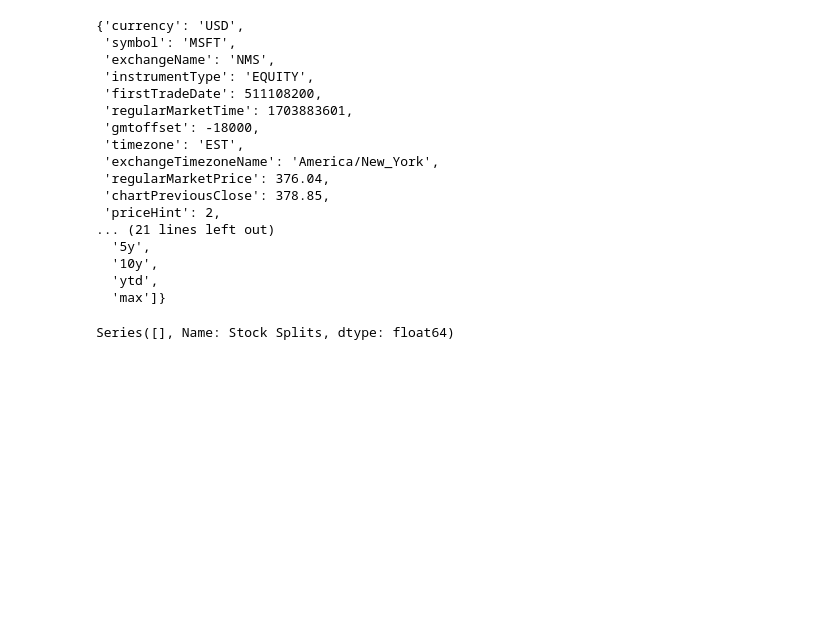
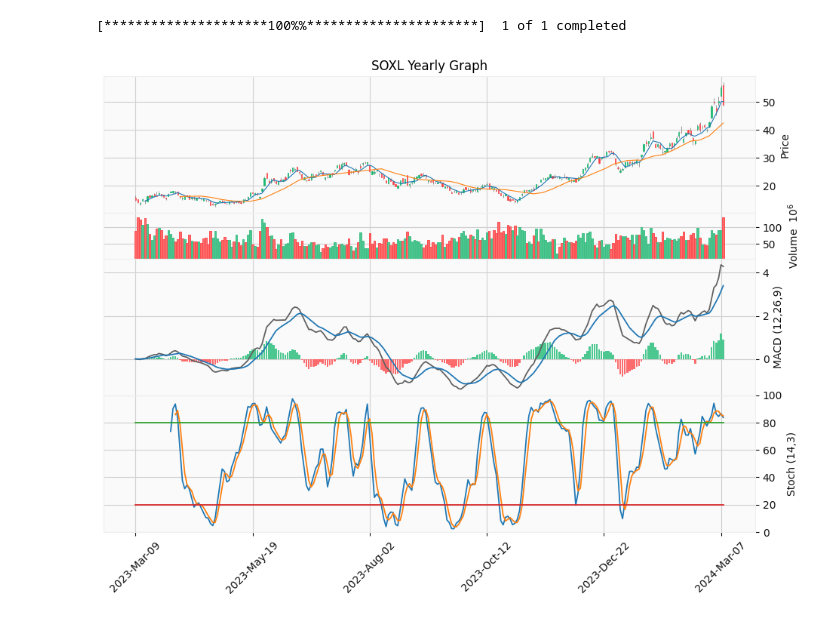
Before and after one commit to Marlontino/Stock-Analyzer, a Jupyter notebook: stock_analyzer.ipynb, the cells around one changed output. Drawn from its saved outputs; the diff is of its cells as text; code cells hidden in the pictures; blank space fills up the shorter version.

```diff
--- a/stock_analyzer.ipynb
+++ b/stock_analyzer.ipynb
@@ -3,36 +6,45 @@ import yfinance as yf
+# %%
+def MACD(df, window_slow, window_fast, window_signal):
+    macd = pd.DataFrame()
+    macd['ema_slow'] = df['Close'].ewm(span=window_slow).mean()
+    macd['ema_fast'] = df['Close'].ewm(span=window_fast).mean()
+    macd['macd'] = macd['ema_slow'] - macd['ema_fast']
+    macd['signal'] = macd['macd'].ewm(span=window_signal).mean()
+    macd['diff'] = macd['macd'] - macd['signal']
+    macd['bar_positive'] = macd['diff'].map(lambda x: x if x > 0 else 0)
+    macd['bar_negative'] = macd['diff'].map(lambda x: x if x < 0 else 0)
+    return macd
+
+def Stochastic(df, window, smooth_window):
+    stochastic = pd.DataFrame()
+    stochastic['%K'] = ((df['Close'] - df['Low'].rolling(window).min()) \
+                        / (df['High'].rolling(window).max() - df['Low'].rolling(window).min())) * 100
+    stochastic['%D'] = stochastic['%K'].rolling(smooth_window).mean()
+    stochastic['%SD'] = stochastic['%D'].rolling(smooth_window).mean()
+    stochastic['UL'] = 80
+    stochastic['DL'] = 20
+    return stochastic
+
+def PlotGraph(df, graph_title):
+    macd = MACD(df, 12, 26, 9)
+    stochastic = Stochastic(df, 14, 3)
+    plots  = [
+        mpf.make_addplot((macd['macd']), color='#606060', panel=2, ylabel='MACD (12,26,9)', secondary_y=False),
+        mpf.make_addplot((macd['signal']), color='#1f77b4', panel=2, secondary_y=False),
+        mpf.make_addplot((macd['bar_positive']), type='bar', color='#4dc790', panel=2),
+        mpf.make_addplot((macd['bar_negative']), type='bar', color='#fd6b6c', panel=2),
+        mpf.make_addplot((stochastic[['%D', '%SD', 'UL', 'DL']]),
+                            ylim=[0, 100], panel=3, ylabel='Stoch (14,3)')
+    ]
+    mpf.plot(df, type='candle', style='yahoo', mav=(5,20), volume=True, addplot=plots, panel_ratios=(3,1,3,3), figscale=1.5, axtitle=graph_title)
 # %%
-msft = yf.Ticker('MSFT')
+# download yearly stock price data
+symbol = 'soxl'     # Enter ticker here
+symbol = symbol.upper()
+
+df = yf.download(symbol, period='1y', interval='1d')
+title = symbol + ' Yearly Graph'
+PlotGraph(df, title)
+# %% [output]
+[*********************100%%**********************]  1 of 1 completed
+[figure, added]
-# %%
-# get all stock info
-msft.info
-
-# get historical market data
-hist = msft.history(period="1mo")
-
-# show meta information about the history (requires history() to be called first)
-msft.history_metadata
-# %% [output]
-{'currency': 'USD',
- 'symbol': 'MSFT',
- 'exchangeName': 'NMS',
- 'instrumentType': 'EQUITY',
- 'firstTradeDate': 511108200,
- 'regularMarketTime': 1703883601,
- 'gmtoffset': -18000,
- 'timezone': 'EST',
- 'exchangeTimezoneName': 'America/New_York',
- 'regularMarketPrice': 376.04,
- 'chartPreviousClose': 378.85,
- 'priceHint': 2,
-... (21 lines left out)
-  '5y',
-  '10y',
-  'ytd',
-  'max']}
-# %%
-# show actions (dividends, splits, capital gains)
-msft.actions
-msft.dividends
-msft.splits
-# %% [output]
-Series([], Name: Stock Splits, dtype: float64)
```
Also changed, not shown: parts of 2 cells of this notebook, 4 other files.
